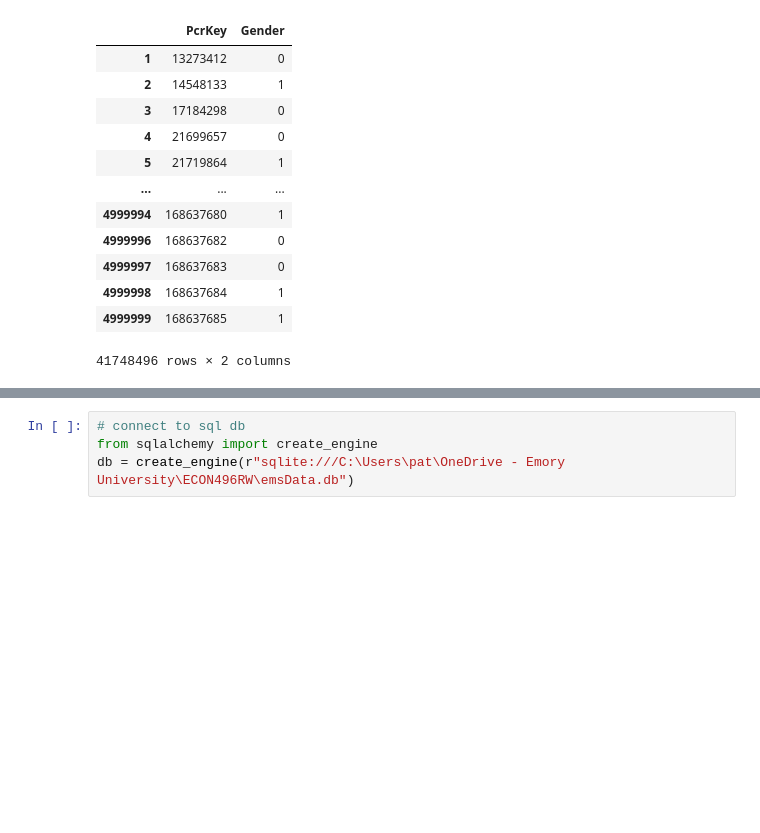
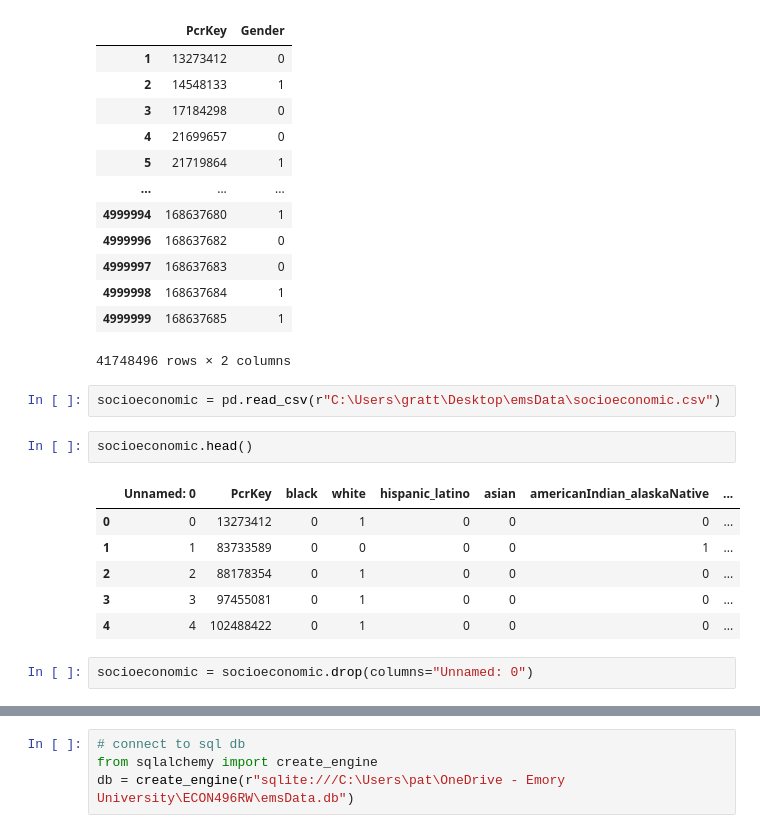
Before and after one commit to patgratt/emsBigDataProject, a Jupyter notebook: stage2-dataWrangling/notebooks/gender.ipynb, the cells around one changed output, grey strips where cells are left out. Saved outputs shown, nothing was run; the diff lists cells and outputs as text; blank space fills up the shorter version.

```diff
--- a/stage2-dataWrangling/notebooks/gender.ipynb
+++ b/stage2-dataWrangling/notebooks/gender.ipynb
@@ -77,3 +77,16 @@ df
 | 4999998 | 168637684 | 1 |
 | 4999999 | 168637685 | 1 |
 41748496 rows × 2 columns
+# %%
+socioeconomic = pd.read_csv(r"C:\Users\gratt\Desktop\emsData\socioeconomic.csv")
+# %%
+socioeconomic.head()
+# %% [output]
+|  | Unnamed: 0 | PcrKey | black | white | hispanic_latino | asian | americanIndian_alaskaNative | ... |
+| 0 | 0 | 13273412 | 0 | 1 | 0 | 0 | 0 | ... |
+| 1 | 1 | 83733589 | 0 | 0 | 0 | 0 | 1 | ... |
+| 2 | 2 | 88178354 | 0 | 1 | 0 | 0 | 0 | ... |
+| 3 | 3 | 97455081 | 0 | 1 | 0 | 0 | 0 | ... |
+| 4 | 4 | 102488422 | 0 | 1 | 0 | 0 | 0 | ... |
+# %%
+socioeconomic = socioeconomic.drop(columns="Unnamed: 0")
```
Also changed, not shown: parts of 13 cells of this notebook, 1 other file.
